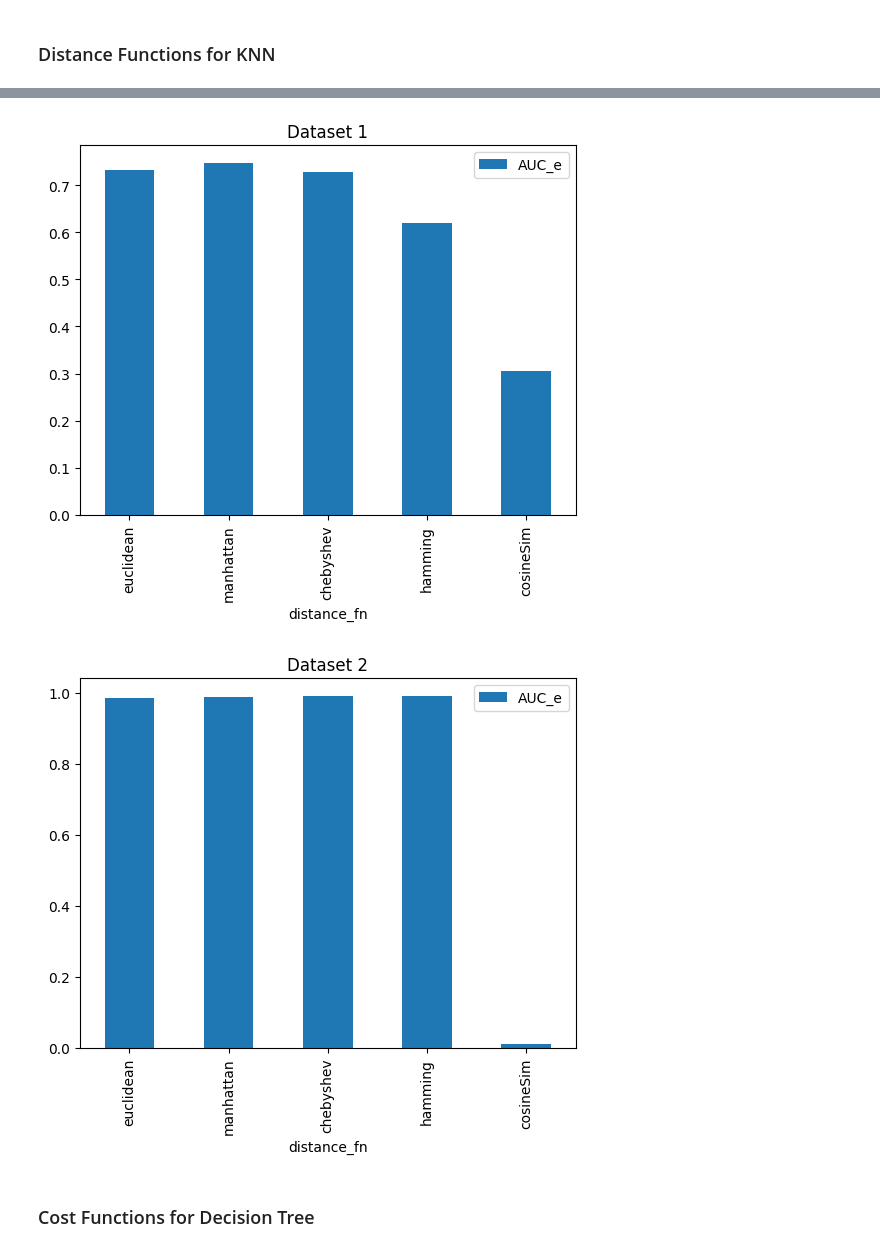
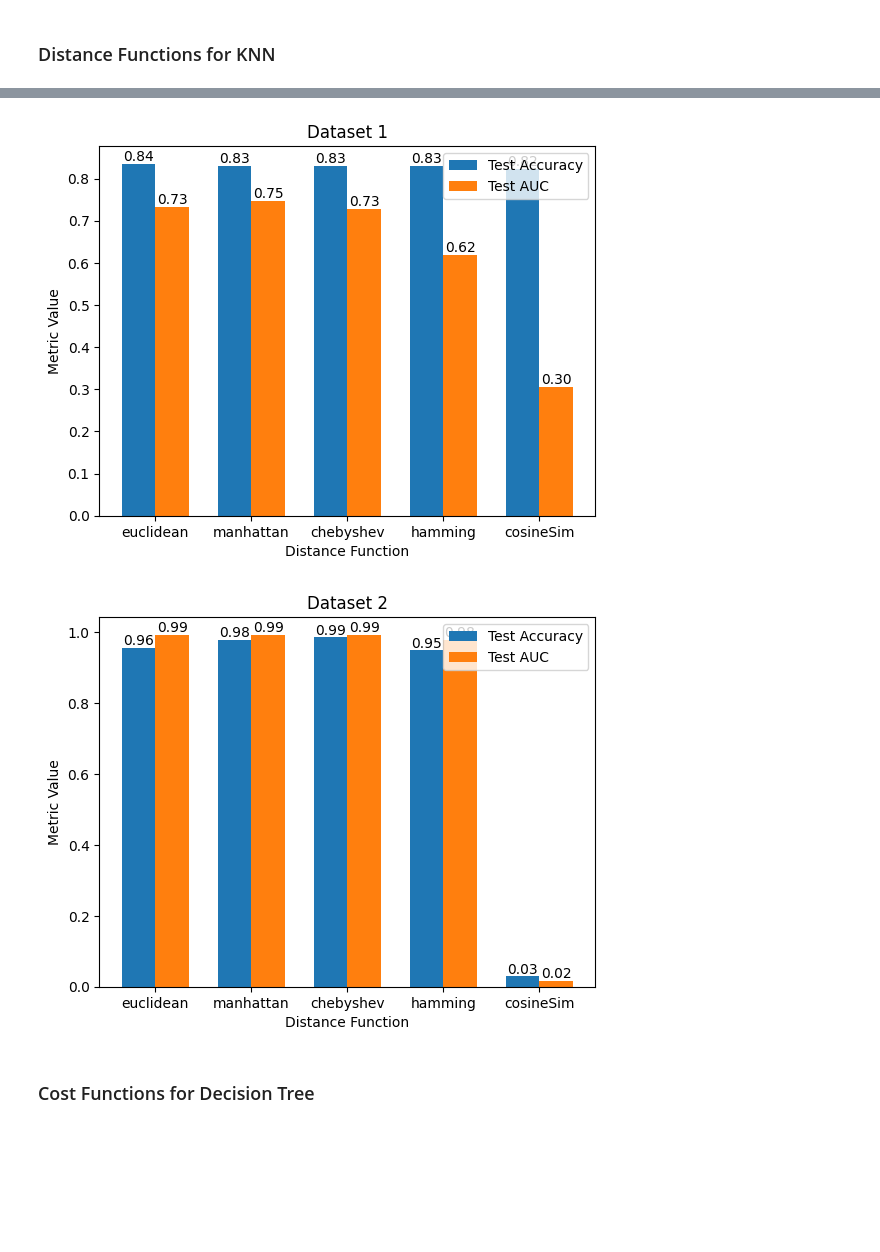
Before and after one commit to rudolfKischer/comp551asgn1, a Jupyter notebook: KNNexperiments.ipynb, the cells around one changed output, grey strips where cells are left out. Drawn from its saved outputs; the diff is of its cells as text; code cells hidden in the pictures; blank space fills up the shorter version.

```diff
--- a/KNNexperiments.ipynb
+++ b/KNNexperiments.ipynb
@@ -1127,15 +1164,47 @@ distance_fn=cosineSim, AUC_t=0.021660623640319048, AUC_e=0.012411347517730497, A
-# %%
-def plot_result_exp4_a(results, title):
-  # do a bar plot for each distance function
-  results.plot(x='distance_fn', y='AUC_e', kind='bar', title=title)
-  plt.show()
-
-
-plot_result_exp4_a(results_1, 'Dataset 1')
-plot_result_exp4_a(results_2, 'Dataset 2')
-# %% [output]
-[figure, removed]
-[figure, removed]
+# %%
+def plot_result_exp4_a(results, title):
+    # Number of distance functions
+    n = len(results['distance_fn'])
+
+    # Creating x positions for the bars
+    x = np.arange(n)
+
+    # Width of a bar
+    width = 0.35
+
+    # Plotting the bars
+    bars1 = plt.bar(x - width/2, results['Accuracy_e'], width, label='Test Accuracy')
+    bars2 = plt.bar(x + width/2, results['AUC_e'], width, label='Test AUC')
+
+    # Adding labels, title, and legend
+    plt.xlabel('Distance Function')
+    plt.ylabel('Metric Value')
+    plt.title(title)
+    plt.xticks(x, results['distance_fn'])  # Set the x-ticks to be the distance functions
+    plt.legend()
+
+    # Adding a label on top of each bar
+    def add_labels(bars):
+        for bar in bars:
+            height = bar.get_height()
+            plt.text(bar.get_x() + bar.get_width() / 2., height,
+                     '%.2f' % height,
+                     ha='center', va='bottom')
+
+    # Call the function to add labels
+    add_labels(bars1)
+    add_labels(bars2)
+
+    # Display the plot
+    plt.show()
+
+
+
+plot_result_exp4_a(results_1, 'Dataset 1')
+plot_result_exp4_a(results_2, 'Dataset 2')
+# %% [output]
+[figure, added]
+[figure, added]
 # %% [markdown]
 ### Cost Functions for Decision Tree
 # %%
```
Also changed, not shown: parts of 5 cells of this notebook.
